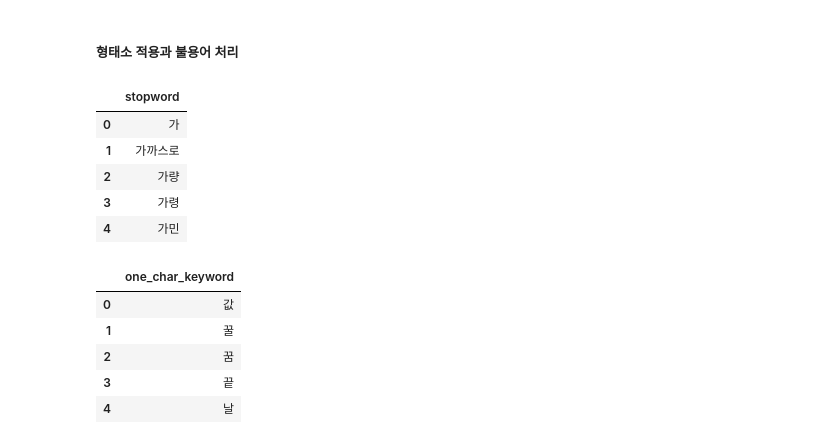
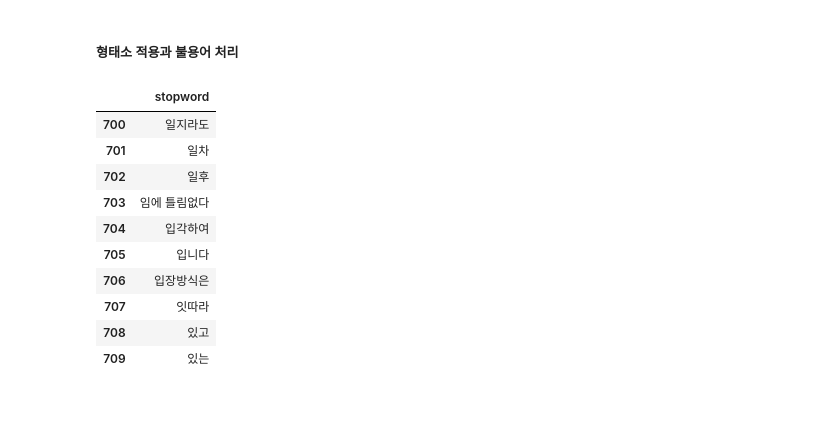
Before and after one commit to estskyway/project_data_analystics, a Jupyter notebook: codes/LDA/전체 process.ipynb, the cells around one changed output. Saved outputs shown, nothing was run; the diff lists cells and outputs as text; code cells hidden in the pictures; blank space fills up the shorter version.

```diff
--- a/codes/LDA/전체 process.ipynb
+++ b/codes/LDA/전체 process.ipynb
@@ -38,23 +59,17 @@ mecab = MeCab()
 ##### 형태소 적용과 불용어 처리
 # %%
 # 불용어 사전 불러오기
-df_stopwords = pd.read_excel('../../datasets/불용어concat.xlsx')
-df_stopwords[:5]
+df_stopwords = pd.read_excel('../../../../Downloads/stopword_concat.xlsx')
+df_stopwords[700:710]
 # %% [output]
 |  | stopword |
-| 0 | 가 |
-| 1 | 가까스로 |
-| 2 | 가량 |
-| 3 | 가령 |
-| 4 | 가민 |
+| 700 | 일지라도 |
+| 701 | 일차 |
+| 702 | 일후 |
+| 703 | 임에 틀림없다 |
+| 704 | 입각하여 |
+| 705 | 입니다 |
+| 706 | 입장방식은 |
+| 707 | 잇따라 |
+| 708 | 있고 |
+| 709 | 있는 |
-# %%
-# 한 단어 사전 불러오기
-df_onewords = pd.read_excel('../../datasets/한단어_concat.xlsx')
-df_onewords[:5]
-# %% [output]
-|  | one_char_keyword |
-| 0 | 값 |
-| 1 | 꿀 |
-| 2 | 꿈 |
-| 3 | 끝 |
-| 4 | 날 |
```
Also changed, not shown: parts of 9 cells of this notebook, 2 other files.
